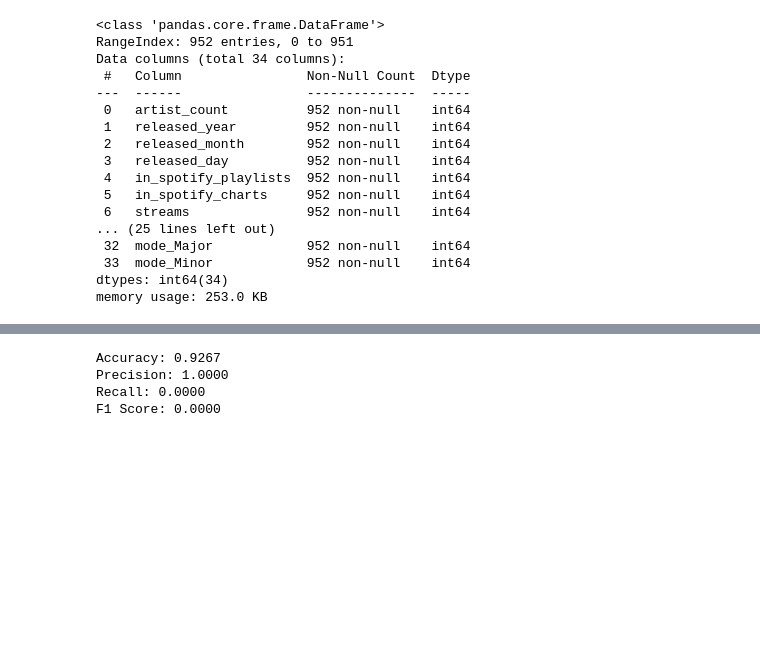
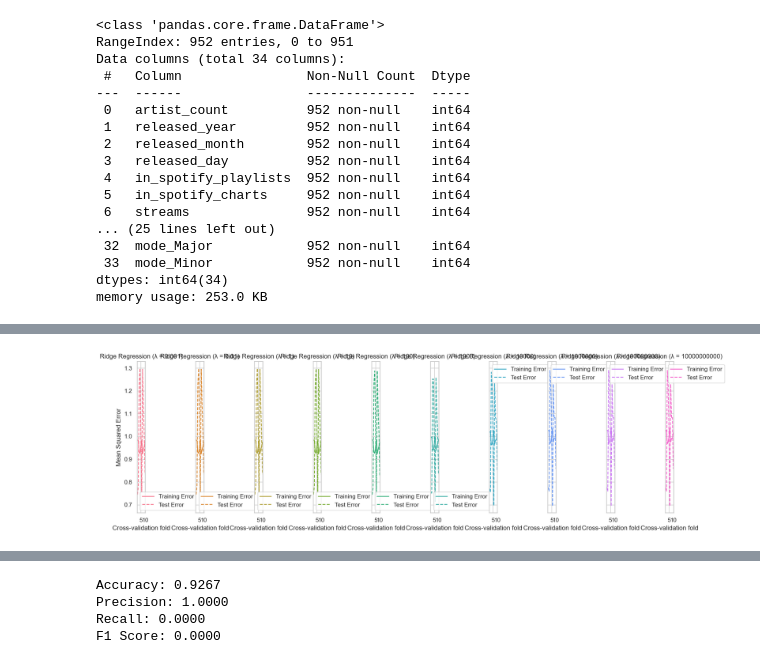
Before and after one commit to AfonsoCunha22/intro_ML_DM, a Jupyter notebook: model.ipynb, the cells around one changed output, grey strips where cells are left out. Saved outputs shown, nothing was run; the diff lists cells and outputs as text; code cells hidden in the pictures; blank space fills up the shorter version.

Commit message:
Confusion master - Regression

```diff
--- a/model.ipynb
+++ b/model.ipynb
@@ -102,0 +83,94 @@ list(data_numeric.head())
+# %%
+from matplotlib.pyplot import figure, plot, subplot, title, xlabel, ylabel, show
+import seaborn as sns
+from sklearn.linear_model import Ridge
+from sklearn.model_selection import KFold
+import torch
+import numpy as np
+
+# Selecting features (X) and target variable (y)
+composition_features = ['bpm', 'mode_Major', 'mode_Minor', 'key_A',
+                        'key_A#',
+                        'key_B',
+                        'key_C',
+                        'key_C#',
+                        'key_D',
+                        'key_D#',
+                        'key_E',
+                        'key_F',
+                        'key_F#',
+                        'key_G',
+                        'key_G#', 'danceability', 'valence', 'energy', 'acousticness', 'instrumentalness', 'liveness',
+                        'speechiness']
+# musical_features = ['danceability','valence','energy','acousticness','instrumentalness','liveness','speechiness']
+
+X = torch.tensor(
+    data_numeric[composition_features].values, dtype=torch.float32)
+Y = torch.tensor(data_numeric["streams"].values,
+                 dtype=torch.float32).view(-1, 1)
+
+# Crossvalidation
+# Create cross-validation partition for evaluation
+K = 10
+CV = KFold(n_splits=K, shuffle=True, random_state=42)
+
+# Regularization parameter values
+lambda_values = [0.001, 0.01, 1, 10, 100,10**3,10**4,10**6,10**8, 10**10]
+
+# Initialize variables
+Features = np.zeros((len(composition_features), K, len(lambda_values)))
+Error_train = np.empty((K, len(lambda_values)))
+Error_test = np.empty((K, len(lambda_values)))
+
+k = 0
+for train_index, test_index in CV.split(X):
+    # extract training and test set for the current CV fold
+    X_train = X[train_index, :]
+    y_train = Y[train_index]
+    X_test = X[test_index, :]
+    y_test = Y[test_index]
+
+    internal_cross_validation = 10
+
+    for i, lambda_val in enumerate(lambda_values):
+        # Compute squared error with feature subset selection and Ridge regression
+        # Using all features for simplicity
+        selected_features = range(X_train.shape[1])
+        m = Ridge(alpha=lambda_val, fit_intercept=True).fit(
+            X_train[:, selected_features], y_train)
+        Error_train[k, i] = np.square(
+            y_train - m.predict(X_train[:, selected_features])).sum() / y_train.shape[0]
+        Error_test[k, i] = np.square(
+            y_test - m.predict(X_test[:, selected_features])).sum() / y_test.shape[0]
+
+    k += 1
+
+
+sns.set(style="whitegrid")
+palette = sns.color_palette("husl", len(lambda_values))
+
+# Display results
+print('\n')
+for i, lambda_val in enumerate(lambda_values):
+    print(f'Ridge Regression with Lambda = {lambda_val}:')
+    print('- Training error: {0}'.format(Error_train[:, i].mean()))
+    print('- Test error:     {0}'.format(Error_test[:, i].mean()))
+    print('\n')
+
+# Plot results
+fig, axes = plt.subplots(1, len(lambda_values), figsize=(15, 5), sharey=True)
+
+for i, (lambda_val, ax) in enumerate(zip(lambda_values, axes)):
+    sns.lineplot(x=range(
+        1, K + 1), y=Error_train[:, i], label='Training Error', ax=ax, color=palette[i])
+    sns.lineplot(x=range(
+        1, K + 1), y=Error_test[:, i], label='Test Error', ax=ax, color=palette[i], linestyle='dashed')
+    ax.set_title(f'Ridge Regression (λ = {lambda_val})')
+    ax.set_xlabel('Cross-validation fold')
+    ax.set_ylabel('Mean Squared Error')
+    ax.legend()
+
+# Adjust layout
+plt.tight_layout()
+plt.show()
+# %% [output]
@@ -103,3 +194,4 @@ list(data_numeric.head())
+[figure, added]
 # %%
 
 
```
Also changed, not shown: parts of 5 cells of this notebook.
